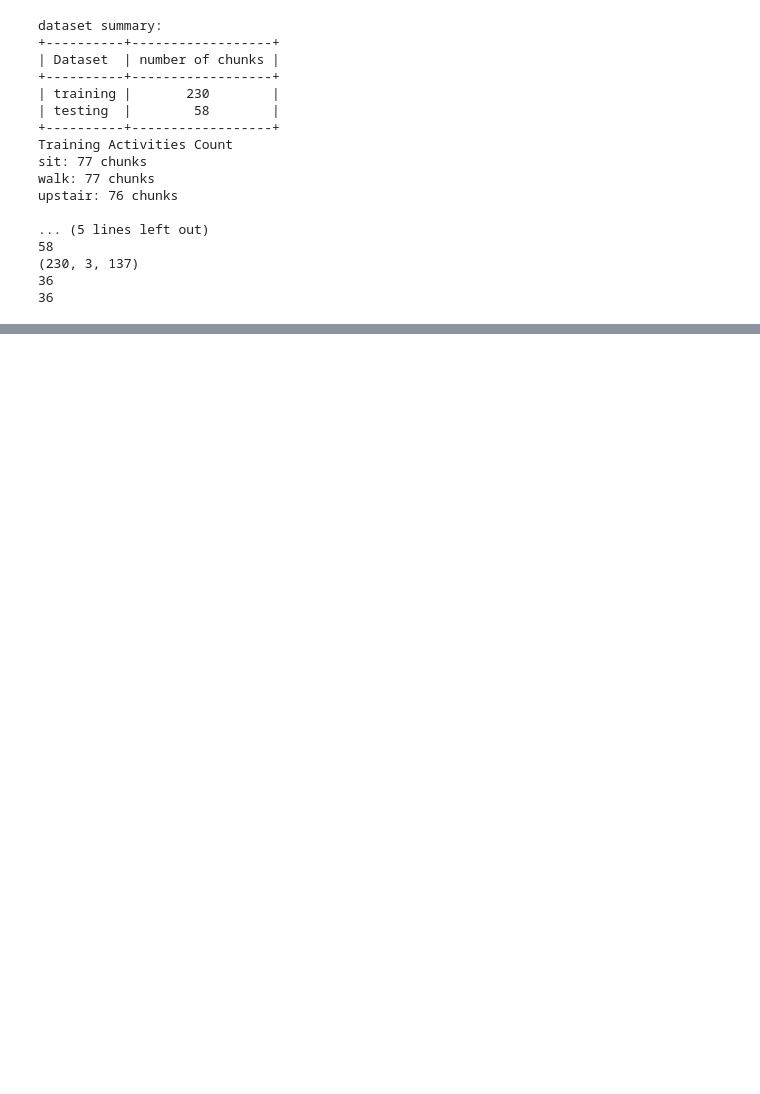
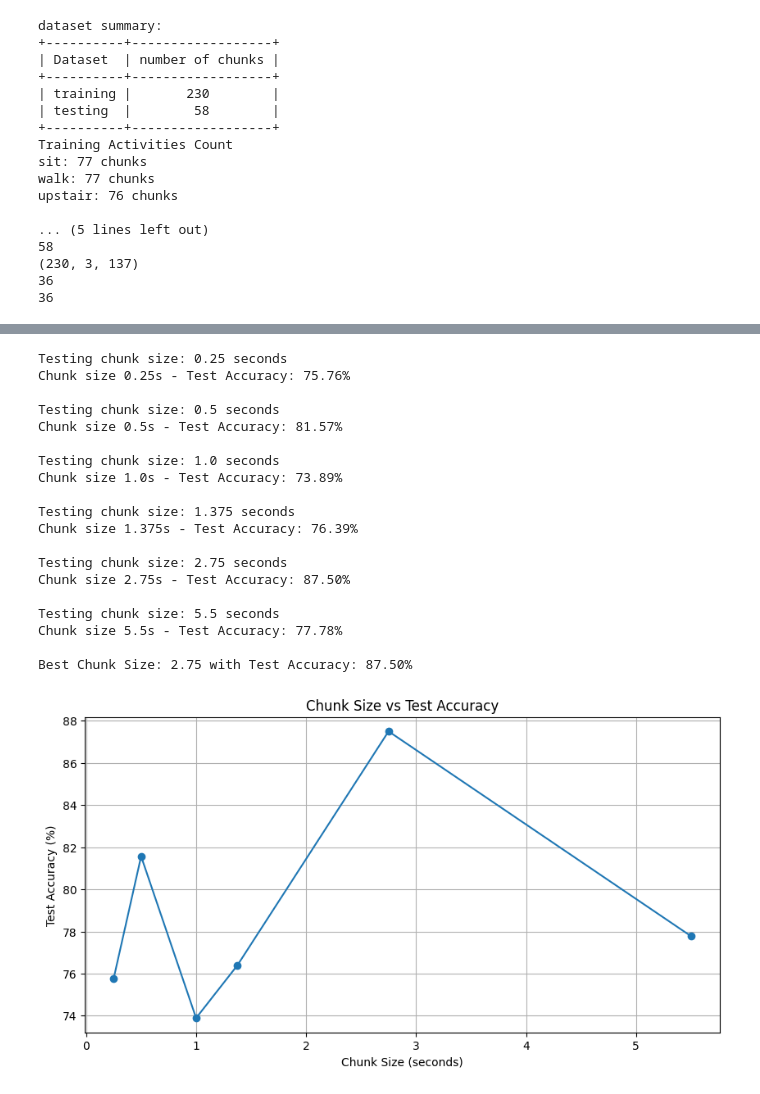
Before and after one commit to yuanhengm17/mgh-research-classification, a Jupyter notebook: CNN.ipynb, the cells around one changed output, grey strips where cells are left out. Saved outputs shown, nothing was run; the diff lists cells and outputs as text; code cells hidden in the pictures; blank space fills up the shorter version.

```diff
--- a/CNN.ipynb
+++ b/CNN.ipynb
@@ -457,7 +479,7 @@ model.eval()  # Set model to evaluation mode
 incorrect_samples = []
 
 with torch.no_grad():  # Disable gradient computation
-    for batch_X, batch_y in test_loader:
+    for batch_X, batch_y in val_loader:
         outputs = model(batch_X)  # Get raw logits
         probabilities = F.softmax(outputs, dim=1)  # Convert to probabilities
         predicted_labels = torch.argmax(probabilities, dim=1)  # Get predicted class
@@ -506,33 +543,54 @@ for chunk_size in chunk_sizes:
     train_data = TensorDataset(X_train, y_train)
     test_data = TensorDataset(X_test, y_test)
     train_loader = DataLoader(train_data, batch_size=64, shuffle=True, pin_memory=True)
-    test_loader = DataLoader(test_data, batch_size=64, shuffle=False, pin_memory=True)
+    val_loader = DataLoader(test_data, batch_size=64, shuffle=False, pin_memory=True)
 
     model = OptimizedCNNModel(num_classes=NUM_CLASSES, input_channels=3, seq_length=int(chunk_size * 100))
     optimizer = Adam(model.parameters(), lr=0.001, weight_decay=1e-4)
     criterion = nn.CrossEntropyLoss()
 
     epochs = 300
     for epoch in range(epochs):
         model.train()
         for batch_X, batch_y in train_loader:
             optimizer.zero_grad()
             outputs = model(batch_X)
             loss = criterion(outputs, batch_y)
             loss.backward()
             optimizer.step()
 
-    test_loss, test_accuracy = evaluate_model(test_loader, model, criterion)
+    test_loss, test_accuracy = evaluate_model(val_loader, model, criterion)
     accuracies.append(test_accuracy)
     print(f"Chunk size {chunk_size}s - Test Accuracy: {test_accuracy:.2f}%")
 
 best_chunk_size = chunk_sizes[np.argmax(accuracies)]
 print(f"\nBest Chunk Size: {best_chunk_size} with Test Accuracy: {max(accuracies):.2f}%")
 
 plt.figure(figsize=(10, 5))
 plt.plot(chunk_sizes, accuracies, marker='o', linestyle='-')
 plt.xlabel('Chunk Size (seconds)')
 plt.ylabel('Test Accuracy (%)')
 plt.title('Chunk Size vs Test Accuracy')
 plt.grid(True)
 plt.show()
+# %% [output]
+Testing chunk size: 0.25 seconds
+Chunk size 0.25s - Test Accuracy: 75.76%
+
+Testing chunk size: 0.5 seconds
+Chunk size 0.5s - Test Accuracy: 81.57%
+
+Testing chunk size: 1.0 seconds
+Chunk size 1.0s - Test Accuracy: 73.89%
+
+Testing chunk size: 1.375 seconds
+Chunk size 1.375s - Test Accuracy: 76.39%
+
+Testing chunk size: 2.75 seconds
+Chunk size 2.75s - Test Accuracy: 87.50%
+
+Testing chunk size: 5.5 seconds
+Chunk size 5.5s - Test Accuracy: 77.78%
+
+Best Chunk Size: 2.75 with Test Accuracy: 87.50%
+[figure, added]
```
Also changed, not shown: parts of 6 cells of this notebook, 1 other file.
